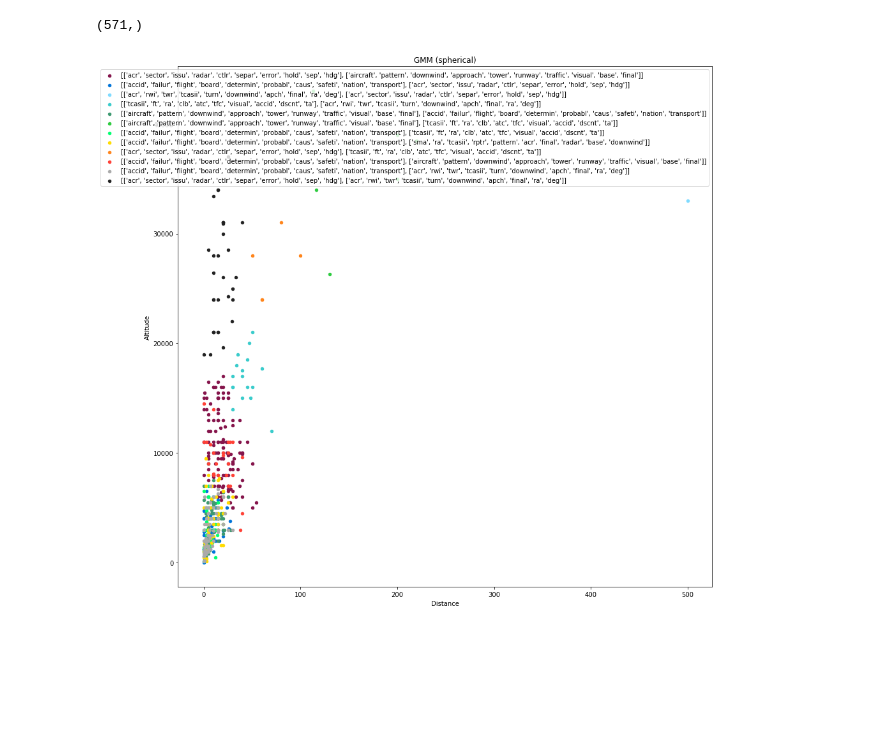
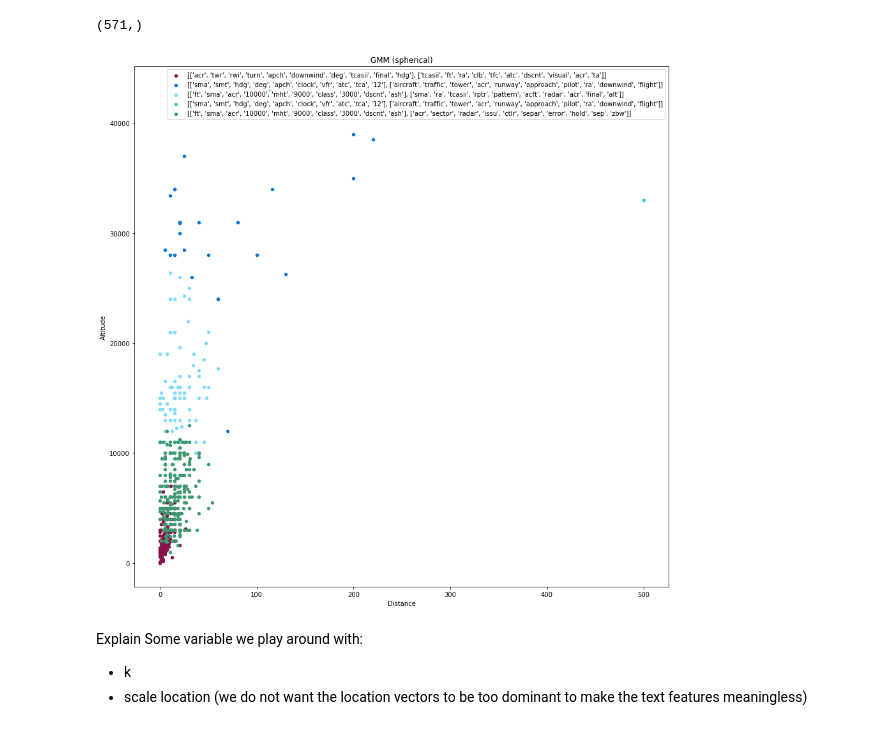
Before and after one commit to lingyigu/acas, a Jupyter notebook: src/03-Clustering.ipynb, the cells around one changed output. Cells and saved outputs as stored; diff of their text form; code cells hidden in the pictures; blank space fills up the shorter version.

Commit message:
Update some parameters in clustering and start analysis.

```diff
--- a/src/03-Clustering.ipynb
+++ b/src/03-Clustering.ipynb
@@ -215,8 +194,8 @@ plt.figure(figsize=(15, 15))
 colors = ['#85144b', '#0074D9', '#7FDBFF', '#39CCCC', '#3D9970', '#2ECC40', '#01FF70', '#FFDC00', '#FF851B', '#FF4136', '#AAAAAA', '#222222']
 
 for cluster_index in range(k):
-    alt = [data.iloc[i]['Place.5'] for i in range(len(Klabels)) if Klabels[i] == cluster_index]
-    dis = [data.iloc[i]['Place.3'] for i in range(len(Klabels)) if Klabels[i] == cluster_index]
+    dis = [new_report.iloc[i]['Distance'] for i in range(len(Klabels)) if Klabels[i] == cluster_index]
+    alt = [new_report.iloc[i]['Altitude'] for i in range(len(Klabels)) if Klabels[i] == cluster_index]
     plt.scatter(x=dis, y=alt, c=colors[cluster_index], label = Kcluster_names[cluster_index], s=20)
 
 plt.legend()
@@ -241,7 +220,7 @@ Observation:
 # %% [markdown]
 ## Hierarchical
 # %%
-k = 12
+k = 5
 euclidean = AgglomerativeClustering(n_clusters=k, linkage='ward', affinity='euclidean').fit(df_features)
 Hlabels = euclidean.labels_
 print(Hlabels.shape)
@@ -274,8 +253,8 @@ plt.figure(figsize=(15, 15))
 colors = ['#85144b', '#0074D9', '#7FDBFF', '#39CCCC', '#3D9970', '#2ECC40', '#01FF70', '#FFDC00', '#FF851B', '#FF4136', '#AAAAAA', '#222222']
 
 for cluster_index in range(k):
-    alt = [data.iloc[i]['Place.5'] for i in range(len(Hlabels)) if Hlabels[i] == cluster_index]
-    dis = [data.iloc[i]['Place.3'] for i in range(len(Hlabels)) if Hlabels[i] == cluster_index]
+    dis = [new_report.iloc[i]['Distance'] for i in range(len(Hlabels)) if Hlabels[i] == cluster_index]
+    alt = [new_report.iloc[i]['Altitude'] for i in range(len(Hlabels)) if Hlabels[i] == cluster_index]
     plt.scatter(x=dis, y=alt, c=colors[cluster_index], label = Hcluster_names[cluster_index], s=20)
 
 plt.legend()
@@ -288,6 +267,7 @@ plt.show()
 # %% [markdown]
 ## GMM
 # %%
+k = 5
 gmm = mixture.GaussianMixture(n_components=k, covariance_type='spherical')
 gmm.fit(df_features)
 Gcentroids = gmm.means_
@@ -308,17 +288,21 @@ for i in range(k):
 # %%
 # Plot GMM
 plt.figure(figsize=(15, 15))
 colors = ['#85144b', '#0074D9', '#7FDBFF', '#39CCCC', '#3D9970', '#2ECC40', '#01FF70', '#FFDC00', '#FF851B', '#FF4136', '#AAAAAA', '#222222']
 
 for cluster_index in range(k):
-    alt = [data.iloc[i]['Place.5'] for i in range(len(Glabels)) if Glabels[i] == cluster_index]
-    dis = [data.iloc[i]['Place.3'] for i in range(len(Glabels)) if Glabels[i] == cluster_index]
+    dis = [new_report.iloc[i]['Distance'] for i in range(len(Glabels)) if Glabels[i] == cluster_index]
+    alt = [new_report.iloc[i]['Altitude'] for i in range(len(Glabels)) if Glabels[i] == cluster_index]
     plt.scatter(x=dis, y=alt, c=colors[cluster_index], label = Gcluster_names[cluster_index], s=20)
 
 plt.legend()
 plt.xlabel('Distance')
 plt.ylabel('Altitude')
 plt.title('GMM (spherical)')
 plt.show()
 # %% [output]
-[figure, old version]
+[figure, new version]
+# %% [markdown]
+Explain Some variable we play around with:
+- k
+- scale location (we do not want the location vectors to be too dominant to make the text features meaningless)
```
Also changed, not shown: parts of 15 cells of this notebook, 1 other file.
